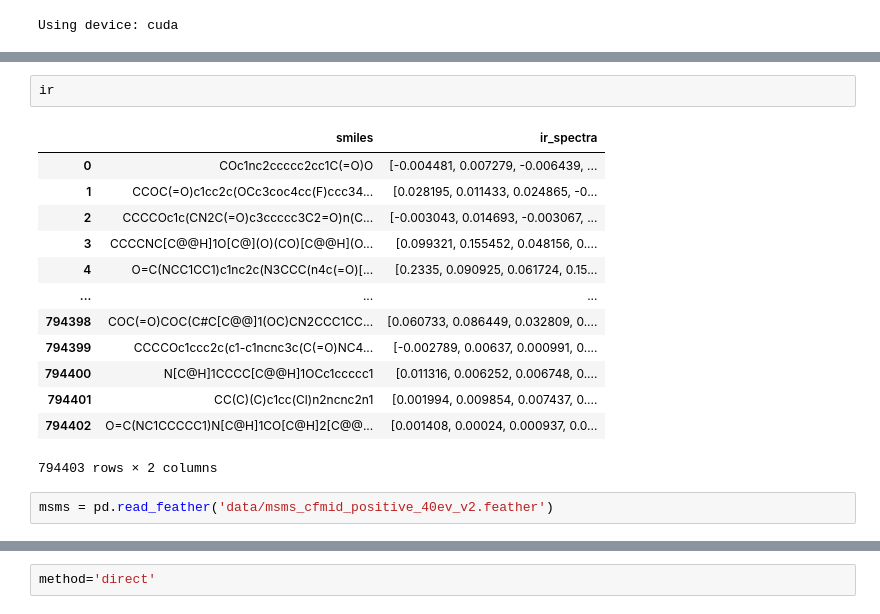
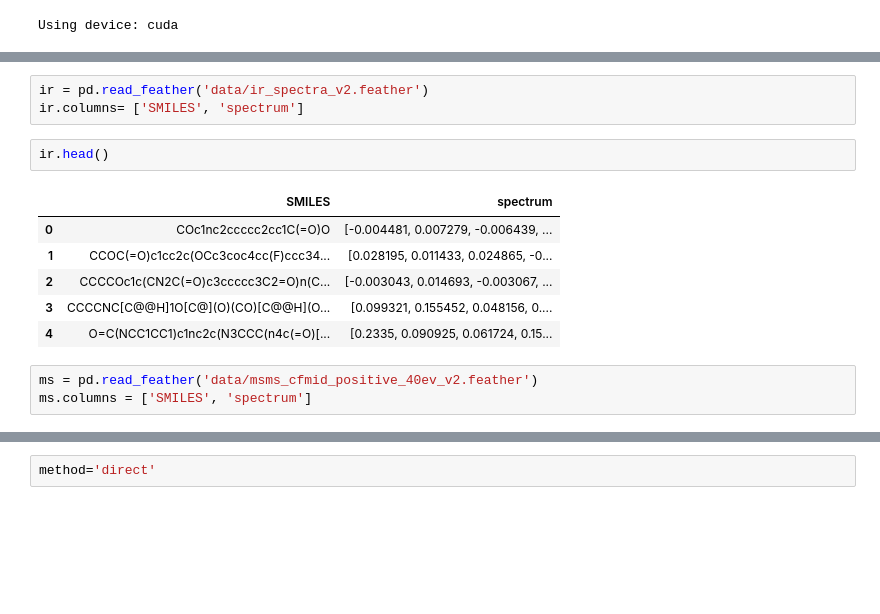
Before and after one commit to Kyle-OD/MS-FTIR-Transfer, a Jupyter notebook: msd_seq2seq.ipynb, the cells around one changed output, grey strips where cells are left out. Saved outputs shown, nothing was run; the diff lists cells and outputs as text; blank space fills up the shorter version.

```diff
--- a/msd_seq2seq.ipynb
+++ b/msd_seq2seq.ipynb
@@ -40,18 +34,15 @@ ir = pd.read_feather('data/ir_spectra_v2.feather')#.drop(columns=['Unnamed: 0'])
+# %%
+ir = pd.read_feather('data/ir_spectra_v2.feather')
+ir.columns= ['SMILES', 'spectrum']
 # %%
-ir
+ir.head()
 # %% [output]
-|  | smiles | ir_spectra |
+|  | SMILES | spectrum |
 | 0 | COc1nc2ccccc2cc1C(=O)O | [-0.004481, 0.007279, -0.006439, ... |
 | 1 | CCOC(=O)c1cc2c(OCc3coc4cc(F)ccc34... | [0.028195, 0.011433, 0.024865, -0... |
 | 2 | CCCCOc1c(CN2C(=O)c3ccccc3C2=O)n(C... | [-0.003043, 0.014693, -0.003067, ... |
 | 3 | CCCCNC[C@@H]1O[C@](O)(CO)[C@@H](O... | [0.099321, 0.155452, 0.048156, 0.... |
 | 4 | O=C(NCC1CC1)c1nc2c(N3CCC(n4c(=O)[... | [0.2335, 0.090925, 0.061724, 0.15... |
-| ... | ... | ... |
-| 794398 | COC(=O)COC(C#C[C@@]1(OC)CN2CCC1CC... | [0.060733, 0.086449, 0.032809, 0.... |
-| 794399 | CCCCOc1ccc2c(c1-c1ncnc3c(C(=O)NC4... | [-0.002789, 0.00637, 0.000991, 0.... |
-| 794400 | N[C@H]1CCCC[C@@H]1OCc1ccccc1 | [0.011316, 0.006252, 0.006748, 0.... |
-| 794401 | CC(C)(C)c1cc(Cl)n2ncnc2n1 | [0.001994, 0.009854, 0.007437, 0.... |
-| 794402 | O=C(NC1CCCCC1)N[C@H]1CO[C@H]2[C@@... | [0.001408, 0.00024, 0.000937, 0.0... |
-794403 rows × 2 columns
 # %%
-msms = pd.read_feather('data/msms_cfmid_positive_40ev_v2.feather')
+ms = pd.read_feather('data/msms_cfmid_positive_40ev_v2.feather')
+ms.columns = ['SMILES', 'spectrum']
```
Also changed, not shown: parts of 21 cells of this notebook, 8 other files.
